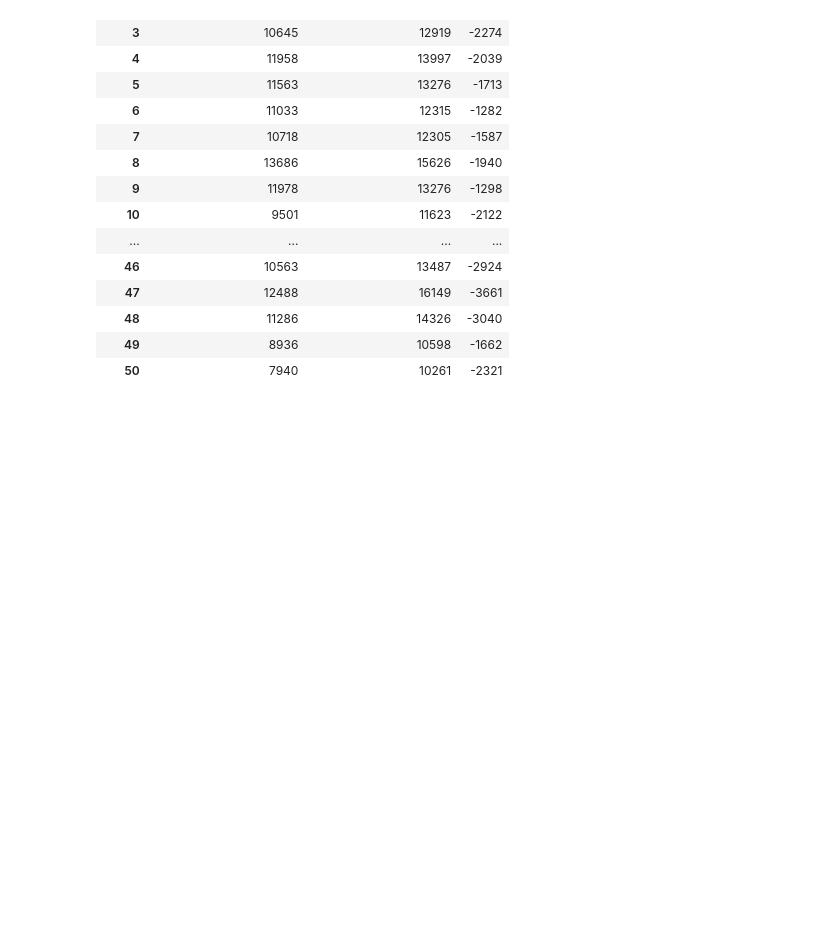
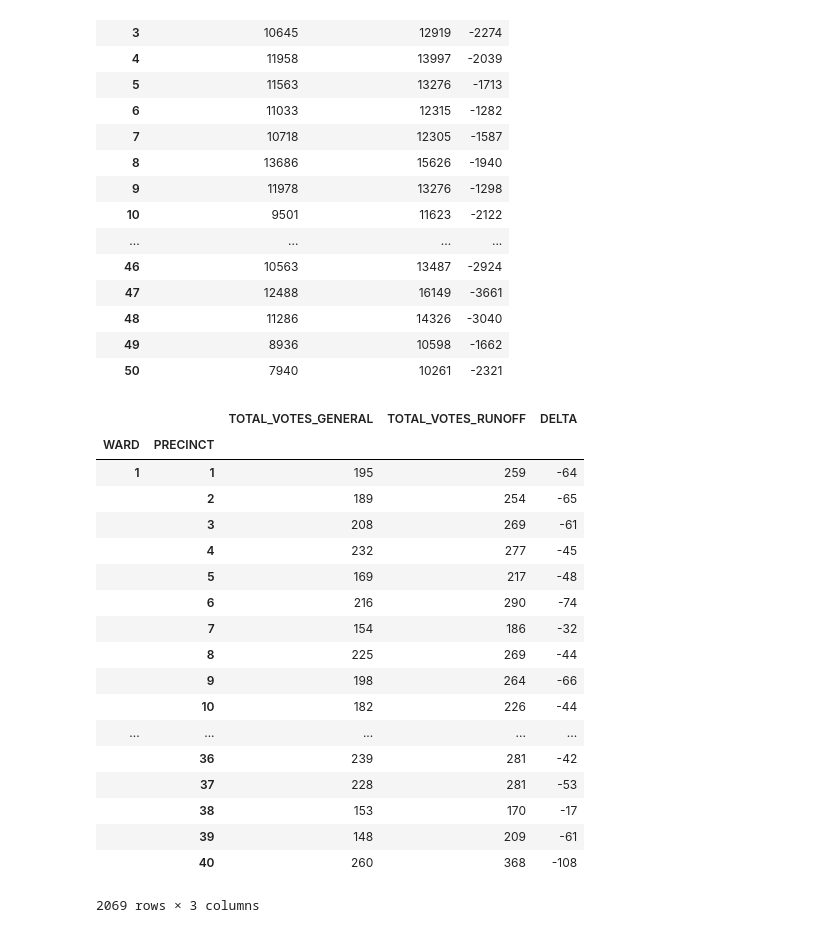
Before and after one commit to vraja2/chicago-election-analysis, a Jupyter notebook: chicago_election_analysis.ipynb, the cells around one changed output. Drawn from its saved outputs; the diff is of its cells as text; code cells hidden in the pictures; blank space fills up the shorter version.

```diff
--- a/chicago_election_analysis.ipynb
+++ b/chicago_election_analysis.ipynb
@@ -112,3 +112,34 @@ election_votes_per_ward_df
 | 48 | 11286 | 14326 | -3040 |
 | 49 | 8936 | 10598 | -1662 |
 | 50 | 7940 | 10261 | -2321 |
+# %%
+general_election_votes_per_precinct_df = general_election_df.groupby(['WARD', 'PRECINCT'])[['TOTAL_VOTES']].sum()
+runoff_election_votes_per_precinct_df = runoff_election_df.groupby(['WARD', 'PRECINCT'])[['TOTAL_VOTES']].sum()
+election_votes_per_precinct_df =\
+  pd.merge(general_election_votes_per_precinct_df, runoff_election_votes_per_precinct_df, left_index=True, right_index=True)
+election_votes_per_precinct_df.columns = ['TOTAL_VOTES_GENERAL', 'TOTAL_VOTES_RUNOFF']
+# %%
+election_votes_per_precinct_df['DELTA'] = \
+  election_votes_per_precinct_df['TOTAL_VOTES_GENERAL'] - election_votes_per_precinct_df['TOTAL_VOTES_RUNOFF']
+# %%
+election_votes_per_precinct_df
+# %% [output]
+|  |  | TOTAL_VOTES_GENERAL | TOTAL_VOTES_RUNOFF | DELTA |
+| WARD | PRECINCT |  |  |  |
+| 1 | 1 | 195 | 259 | -64 |
+|  | 2 | 189 | 254 | -65 |
+|  | 3 | 208 | 269 | -61 |
+|  | 4 | 232 | 277 | -45 |
+|  | 5 | 169 | 217 | -48 |
+|  | 6 | 216 | 290 | -74 |
+|  | 7 | 154 | 186 | -32 |
+|  | 8 | 225 | 269 | -44 |
+|  | 9 | 198 | 264 | -66 |
+|  | 10 | 182 | 226 | -44 |
+| ... | ... | ... | ... | ... |
+|  | 36 | 239 | 281 | -42 |
+|  | 37 | 228 | 281 | -53 |
+|  | 38 | 153 | 170 | -17 |
+|  | 39 | 148 | 209 | -61 |
+|  | 40 | 260 | 368 | -108 |
+2069 rows × 3 columns
```
Also changed, not shown: parts of 3 cells of this notebook.
